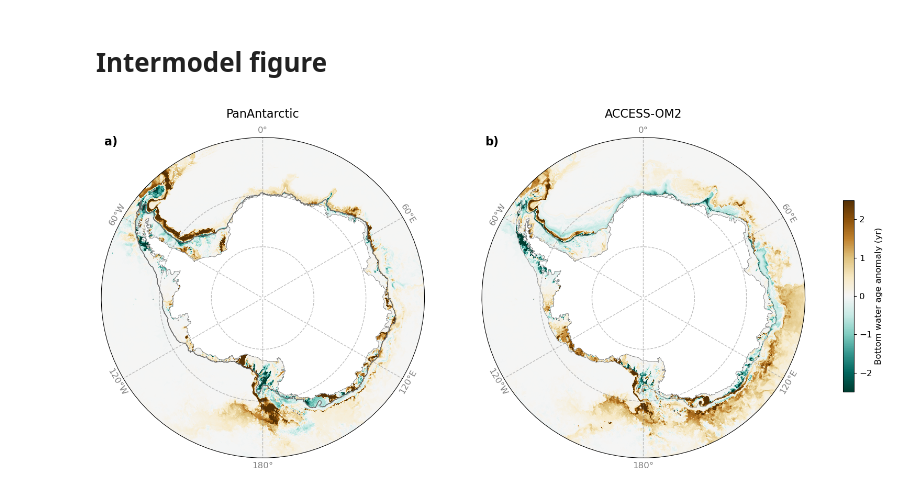
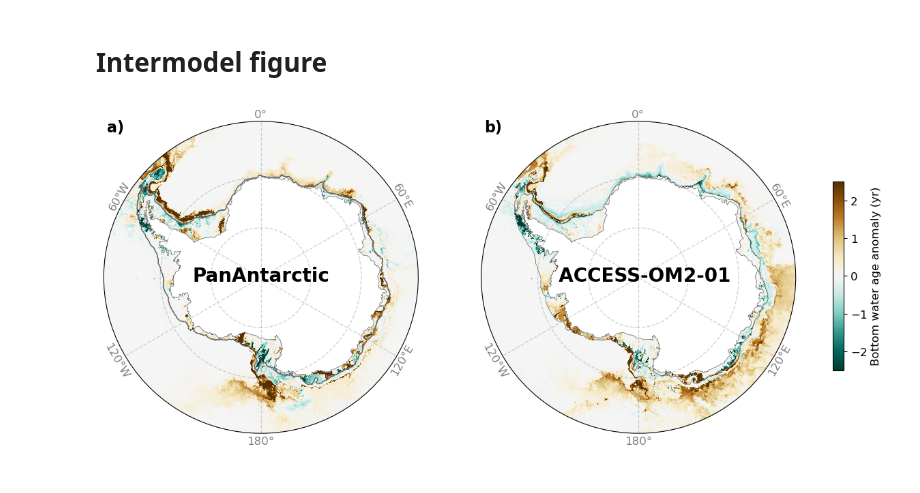
Before and after one commit to adele-morrison/panan-meltwater, a Jupyter notebook: notebooks/bottom_water_analysis/BottomWaterAge_prescribed.ipynb, the cells around one changed output. Drawn from its saved outputs; the diff is of its cells as text; code cells hidden in the pictures.

Commit message:
last figure fixes

```diff
--- a/notebooks/bottom_water_analysis/BottomWaterAge_prescribed.ipynb
+++ b/notebooks/bottom_water_analysis/BottomWaterAge_prescribed.ipynb
@@ -50,7 +50,7 @@ land_mask_2 = (0 * depth_2).fillna(1)
 land_2 = xr.where(np.isnan(depth_2.rename('land_2')), 1, np.nan)
 depth_shelf_2, shelf_contour_2 = shelf_mask_isobath(depth_2, 'mom5')
 # %%
-plt.rcParams['font.size'] = 16
+plt.rcParams['font.size'] = 18
 
 # Projection
 projection = ccrs.SouthPolarStereo()
@@ -59,8 +59,8 @@ projection = ccrs.SouthPolarStereo()
 fig, axes = plt.subplots(
     nrows=1, ncols=2,
     subplot_kw={"projection": projection},
-    figsize=(16, 7),
-    constrained_layout=True
+    figsize=(14, 6),
+    constrained_layout=False
 )
 
 # Shared circle boundary
@@ -74,14 +74,14 @@ datasets = [data_1, data_2]
 land_masks = [land_1, land_2]
 land_contours = [land_mask_1, land_mask_2]
 shelf_masks = [shelf_contour_1, shelf_contour_2]
-titles = ["PanAntarctic", "ACCESS-OM2"]
+titles = ["PanAntarctic", "  ACCESS-OM2-01"]
 xnames = ['xh', 'xt_ocean']
 ynames = ['yh', 'yt_ocean']
 
 # Longitude label settings for rotation
 label_lon = ['0°', '180°', '60°E', '120°W', '120°E', '60°W']
 rot_lon = [0, 0, -60, -60, 60, 60]
-lat_lon_label = [-58, -58, -58, -58, -58, -58]
+lat_lon_label = [-58, -58, -58, -57.5, -58, -58]
 
 # Loop over subplots
 for i, (ax, data, land_m, land_contour, shelf_m, title,xname,yname) in enumerate(zip(
@@ -108,10 +108,10 @@ for i, (ax, data, land_m, land_contour, shelf_m, title,xname,yname) in enumerate
     # Gridlines (keep as in original plot)
     gl = ax.gridlines(crs=ccrs.PlateCarree(), draw_labels=False,
                       linewidth=1, xlocs=range(-180, 171, 60), ylocs=[],
-                      color='gray', alpha=0.5, linestyle='--', zorder=10)
+                      color='darkgray', alpha=0.5, linestyle='--', zorder=10)
     gl2 = ax.gridlines(crs=ccrs.PlateCarree(), draw_labels=False,
                        linewidth=1, xlocs=[], ylocs=(-80, -70, -55),
-                       color='gray', alpha=0.5, linestyle='--', zorder=10)
+                       color='darkgray', alpha=0.5, linestyle='--', zorder=10)
 
     # Manually rotate longitude labels
     for j, position in enumerate([0, 180, 60, -120, 120, -60]):
@@ -122,34 +122,41 @@ for i, (ax, data, land_m, land_contour, shelf_m, title,xname,yname) in enumerate
     # Plot dataset
     im = data.plot(
         x=xname, y=yname,
         transform=ccrs.PlateCarree(),
         vmin=-2.5, vmax=2.5,
         extend="both",
         cmap=plt.get_cmap('BrBG').reversed(),
         add_colorbar=False,
         ax=ax,
     )
 
-    # Set title
-    ax.set_title(title, fontsize=16, pad=25)
+    # Titles
+    ax.set_title("")
+    ax.text(
+        0.5, 0.5, title,
+        transform=ax.transAxes,
+        ha='center', va='center',
+        fontsize=20, fontweight='bold',
+        color='black', zorder=20
+    )
 
-    # Add subplot label (a), (b), etc.
+    # Labels (a), (b)
     ax.text(0.01,1, f'{chr(97+i)})', transform=ax.transAxes,
             fontsize=16, fontweight='bold', va='top', ha='left', color='black')
 
 
 # Smaller shared colorbar on the right
 cbar = fig.colorbar(
     im, ax=axes, orientation="vertical",
     fraction=0.015,  # smaller width
     aspect=17,       # longer and thinner
     shrink=0.8, pad=0.05
 )
 cbar.set_label("Bottom water age anomaly (yr)", fontsize=12)
 cbar.ax.tick_params(labelsize=12)  # tick font size
 
 plt.show()
 
 fig.savefig("/g/data/g40/kc5856/thesis_figures/intermodel_bottom_age_maps.png", dpi=300, bbox_inches='tight')
 # %% [output]
-[figure, old version]
+[figure, new version]
```
Also changed, not shown: 10 other files.
